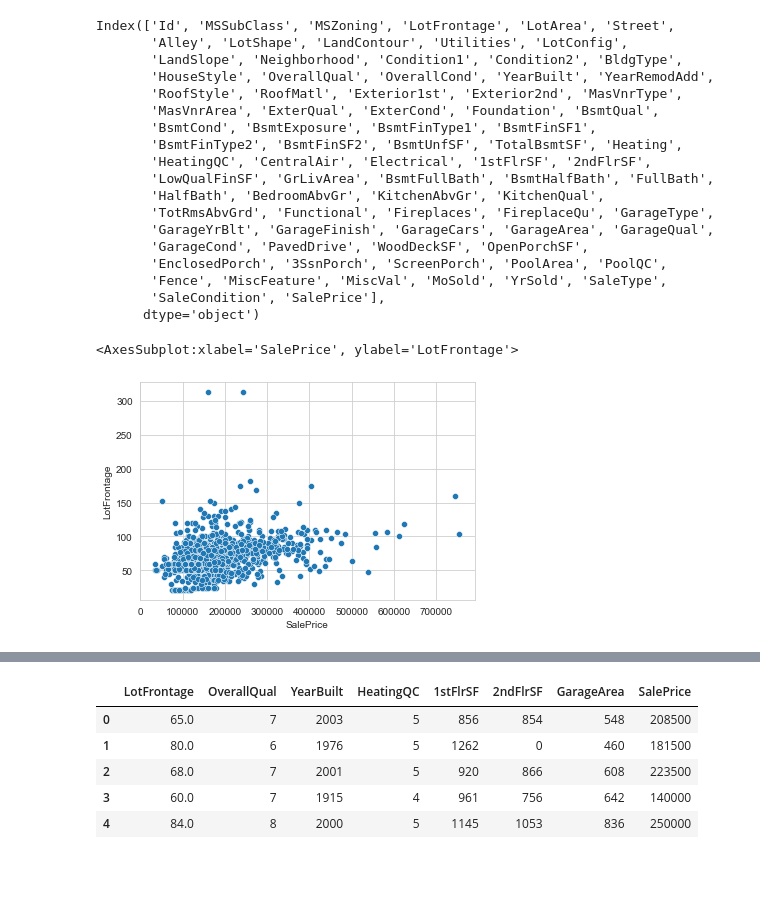
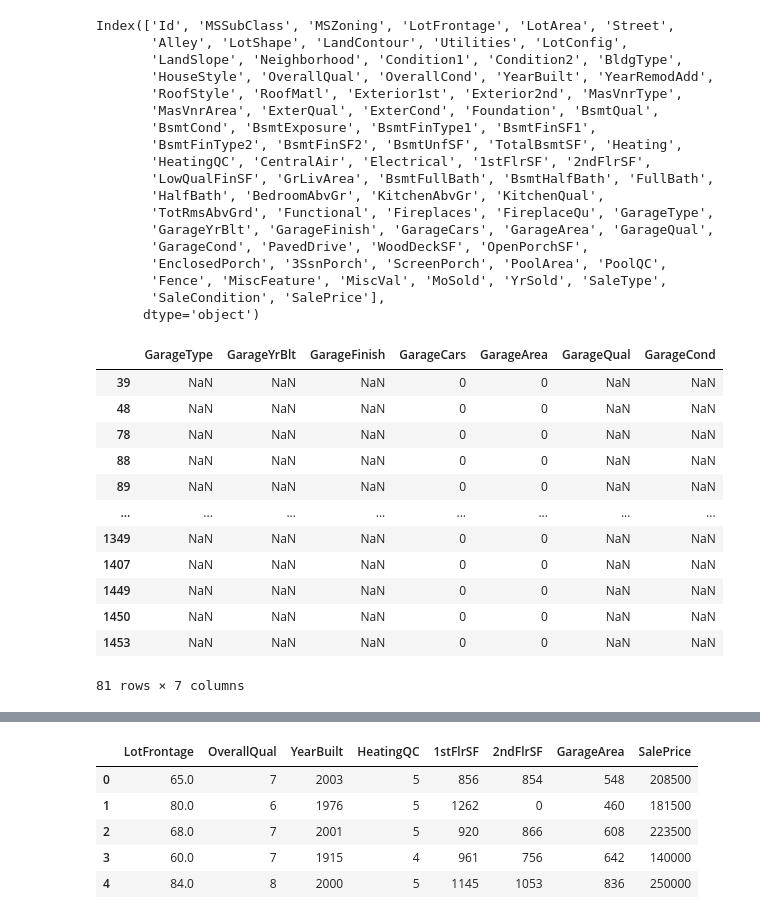
Before and after one commit to RafaelAltino/Kaggle-House_Prices, a Jupyter notebook: Primeiro Submit.ipynb, the cells around one changed output, grey strips where cells are left out. Saved outputs shown, nothing was run; the diff lists cells and outputs as text; code cells hidden in the pictures; blank space fills up the shorter version.

```diff
--- a/Primeiro Submit.ipynb
+++ b/Primeiro Submit.ipynb
@@ -29,10 +29,24 @@ Index(['Id', 'MSSubClass', 'MSZoning', 'LotFrontage', 'LotArea', 'Street',
        'SaleCondition', 'SalePrice'],
       dtype='object')
 # %%
-sns.scatterplot(x='SalePrice',y='LotFrontage', data=train)
+#sns.scatterplot(x='SalePrice',y='LotFrontage', data=train)
+train[pd.isna(train['GarageYrBlt'])][['GarageType',
+       'GarageYrBlt', 'GarageFinish', 'GarageCars', 'GarageArea', 'GarageQual',
+       'GarageCond']]
 # %% [output]
+|  | GarageType | GarageYrBlt | GarageFinish | GarageCars | GarageArea | GarageQual | GarageCond |
+| 39 | NaN | NaN | NaN | 0 | 0 | NaN | NaN |
+| 48 | NaN | NaN | NaN | 0 | 0 | NaN | NaN |
+| 78 | NaN | NaN | NaN | 0 | 0 | NaN | NaN |
+| 88 | NaN | NaN | NaN | 0 | 0 | NaN | NaN |
+| 89 | NaN | NaN | NaN | 0 | 0 | NaN | NaN |
+| ... | ... | ... | ... | ... | ... | ... | ... |
+| 1349 | NaN | NaN | NaN | 0 | 0 | NaN | NaN |
+| 1407 | NaN | NaN | NaN | 0 | 0 | NaN | NaN |
+| 1449 | NaN | NaN | NaN | 0 | 0 | NaN | NaN |
+| 1450 | NaN | NaN | NaN | 0 | 0 | NaN | NaN |
+| 1453 | NaN | NaN | NaN | 0 | 0 | NaN | NaN |
-<AxesSubplot:xlabel='SalePrice', ylabel='LotFrontage'>
+81 rows × 7 columns
-[figure, removed]
 # %%
 calordic = {'Ex': 5, 'Gd': 4, 'TA': 3, 'Fa': 2, 'Po': 1}
 # %%
```
Also changed, not shown: parts of 1 cell of this notebook, 2 other files.
